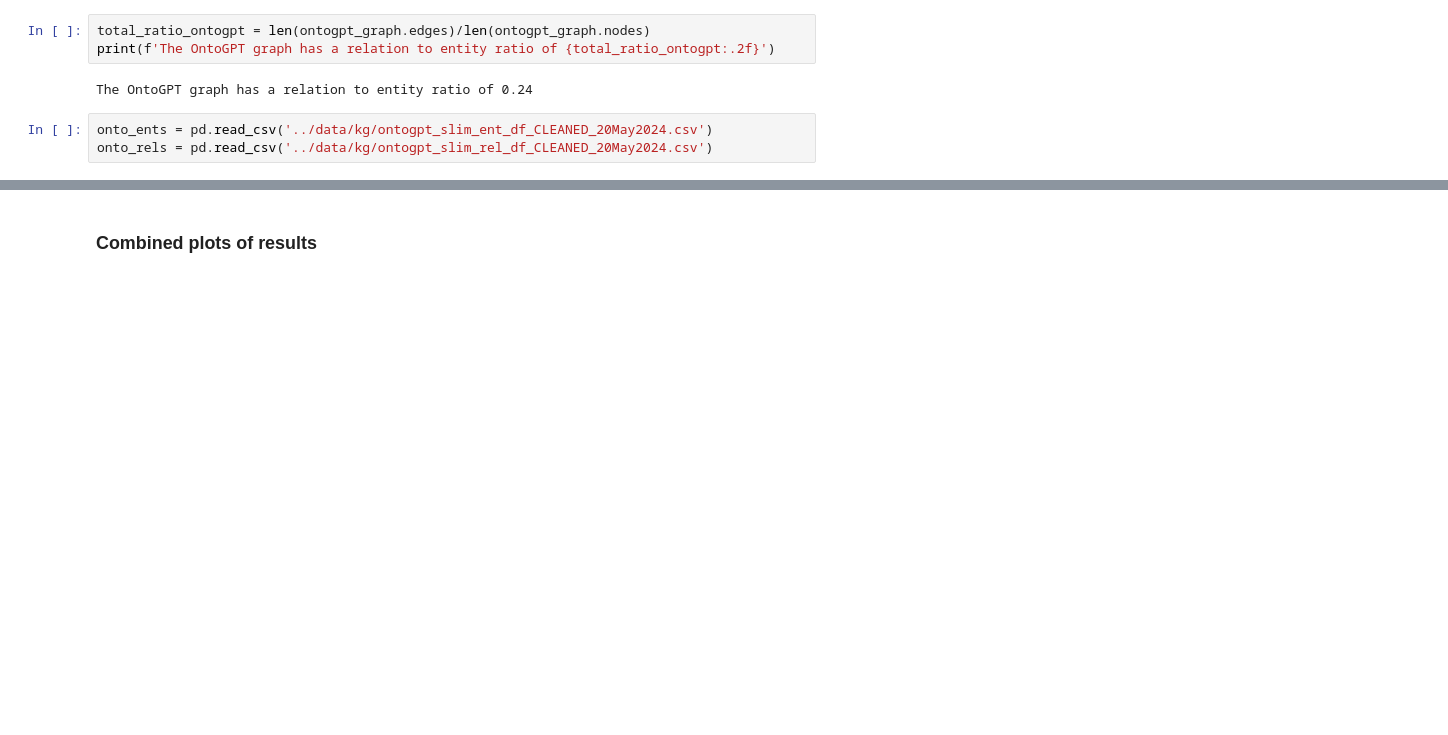
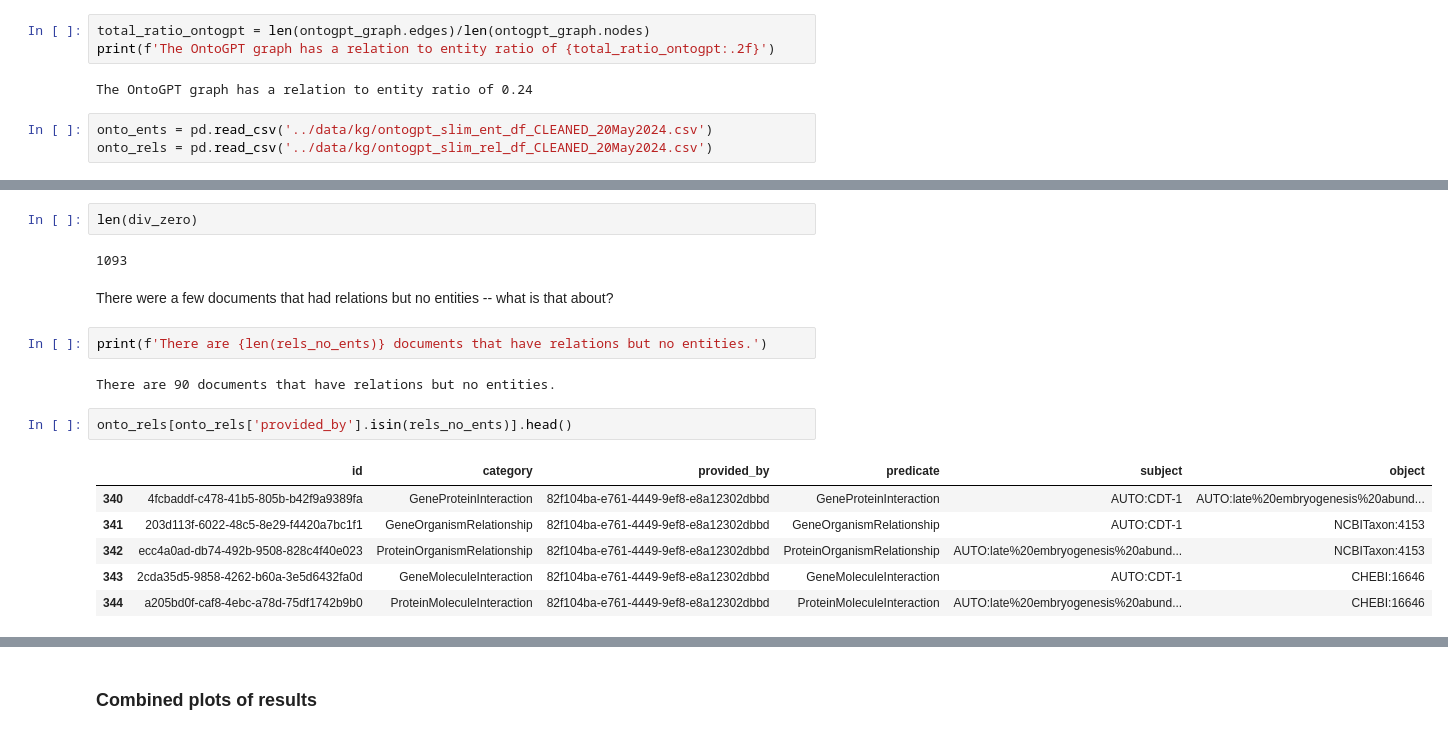
Before and after one commit to serenalotreck/literature-genes, a Jupyter notebook: notebooks/graph_quality_evaluation.ipynb, the cells around one changed output, grey strips where cells are left out. Cells and saved outputs as stored; diff of their text form; blank space fills up the shorter version.

```diff
--- a/notebooks/graph_quality_evaluation.ipynb
+++ b/notebooks/graph_quality_evaluation.ipynb
@@ -421,0 +257,19 @@ Name: f7e80183-463a-46af-a38b-c287ce745ad2, dtype: int64
+# %%
+len(div_zero)
+# %% [output]
+1093
+# %% [markdown]
+There were a few documents that had relations but no entities -- what is that about?
+# %%
+print(f'There are {len(rels_no_ents)} documents that have relations but no entities.')
+# %% [output]
+There are 90 documents that have relations but no entities.
+# %%
+onto_rels[onto_rels['provided_by'].isin(rels_no_ents)].head()
+# %% [output]
+|  | id | category | provided_by | predicate | subject | object |
+| 340 | 4fcbaddf-c478-41b5-805b-b42f9a9389fa | GeneProteinInteraction | 82f104ba-e761-4449-9ef8-e8a12302dbbd | GeneProteinInteraction | AUTO:CDT-1 | AUTO:late%20embryogenesis%20abund... |
+| 341 | 203d113f-6022-48c5-8e29-f4420a7bc1f1 | GeneOrganismRelationship | 82f104ba-e761-4449-9ef8-e8a12302dbbd | GeneOrganismRelationship | AUTO:CDT-1 | NCBITaxon:4153 |
+| 342 | ecc4a0ad-db74-492b-9508-828c4f40e023 | ProteinOrganismRelationship | 82f104ba-e761-4449-9ef8-e8a12302dbbd | ProteinOrganismRelationship | AUTO:late%20embryogenesis%20abund... | NCBITaxon:4153 |
+| 343 | 2cda35d5-9858-4262-b60a-3e5d6432fa0d | GeneMoleculeInteraction | 82f104ba-e761-4449-9ef8-e8a12302dbbd | GeneMoleculeInteraction | AUTO:CDT-1 | CHEBI:16646 |
+| 344 | a205bd0f-caf8-4ebc-a78d-75df1742b9b0 | ProteinMoleculeInteraction | 82f104ba-e761-4449-9ef8-e8a12302dbbd | ProteinMoleculeInteraction | AUTO:late%20embryogenesis%20abund... | CHEBI:16646 |
```
Also changed, not shown: parts of 30 cells of this notebook, 3 other files.
